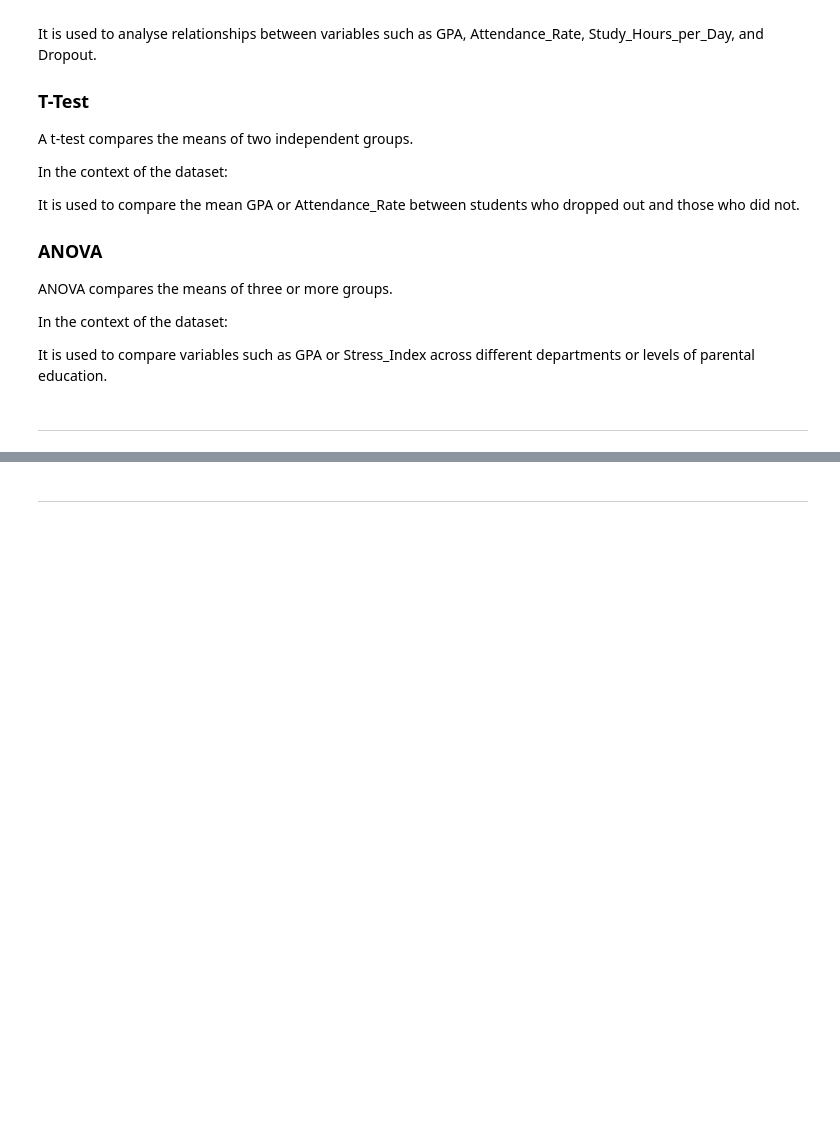
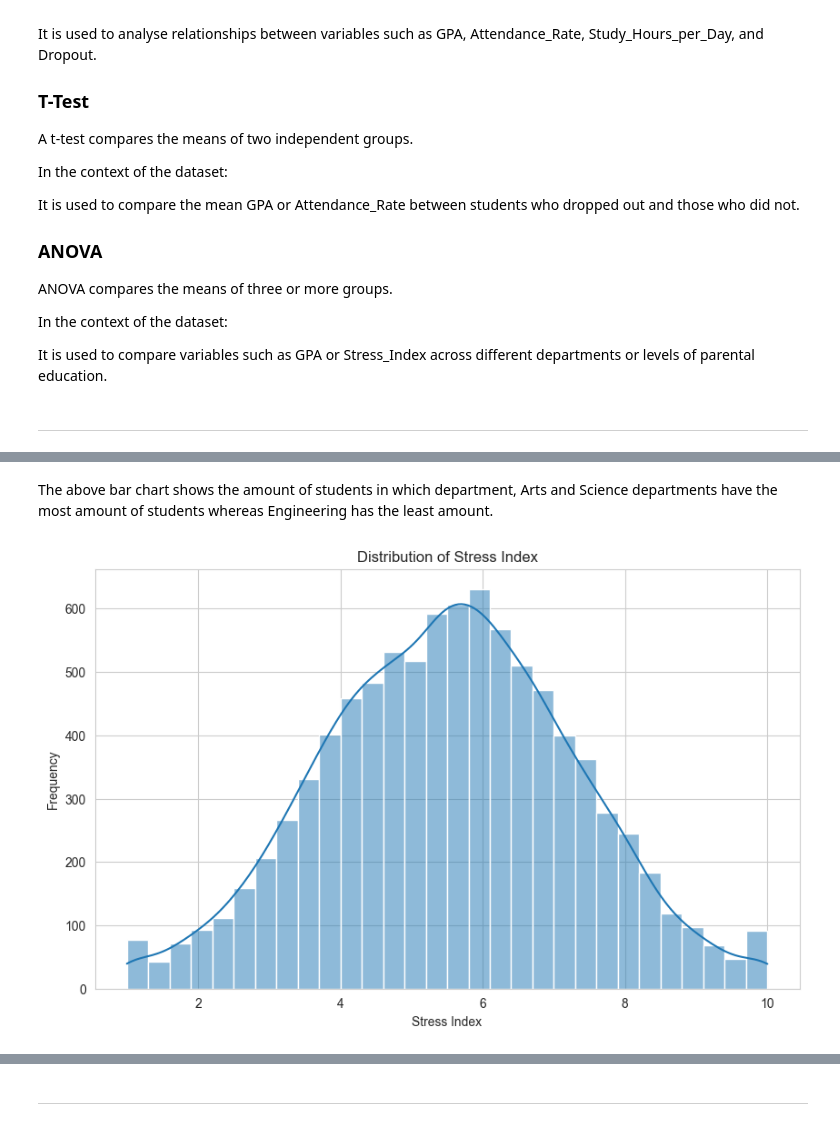
Before and after one commit to Isaac-Ola212/Hackathon_student_dropout, a Jupyter notebook: Research/EDA.ipynb, the cells around one changed output, grey strips where cells are left out. Drawn from its saved outputs; the diff is of its cells as text; code cells hidden in the pictures; blank space fills up the shorter version.

```diff
--- a/Research/EDA.ipynb
+++ b/Research/EDA.ipynb
@@ -173,0 +295,12 @@ Section 2 content
+# %% [markdown]
+The above bar chart shows the amount of students in which department, Arts and Science departments have the most amount of students whereas Engineering has the least amount.
+# %%
+# show the distribution of the variable "Stress_Index"
+plt.figure(figsize=(10, 6))
+sns.histplot(df["Stress_Index"], bins=30, kde=True)
+plt.title("Distribution of Stress Index")
+plt.xlabel("Stress Index")
+plt.ylabel("Frequency")
+plt.show()
+# %% [output]
+[figure, added]
```
Also changed, not shown: parts of 61 cells of this notebook.
